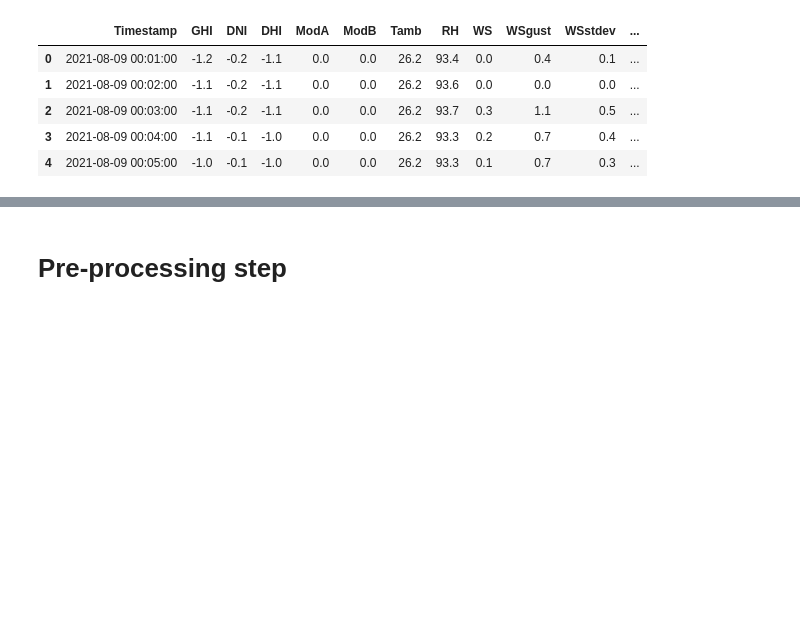
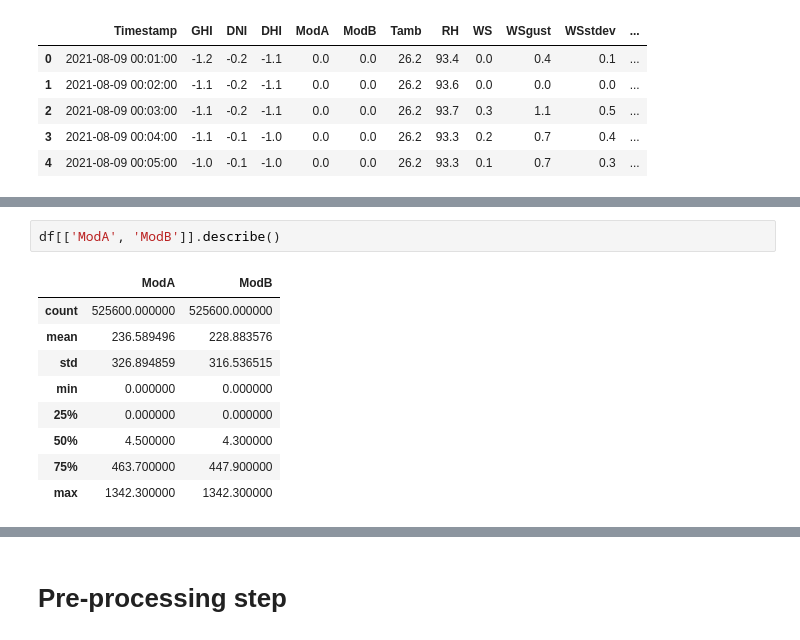
Before and after one commit to SamrawitMM/solar-radiation-data-insights, a Jupyter notebook: notebooks/eda-benin.ipynb, the cells around one changed output, grey strips where cells are left out. Drawn from its saved outputs; the diff is of its cells as text; blank space fills up the shorter version.

```diff
--- a/notebooks/eda-benin.ipynb
+++ b/notebooks/eda-benin.ipynb
@@ -19,0 +32,12 @@ df.head()
+# %%
+df[['ModA', 'ModB']].describe()
+# %% [output]
+|  | ModA | ModB |
+| count | 525600.000000 | 525600.000000 |
+| mean | 236.589496 | 228.883576 |
+| std | 326.894859 | 316.536515 |
+| min | 0.000000 | 0.000000 |
+| 25% | 0.000000 | 0.000000 |
+| 50% | 4.500000 | 4.300000 |
+| 75% | 463.700000 | 447.900000 |
+| max | 1342.300000 | 1342.300000 |
```
Also changed, not shown: parts of 8 cells of this notebook.
